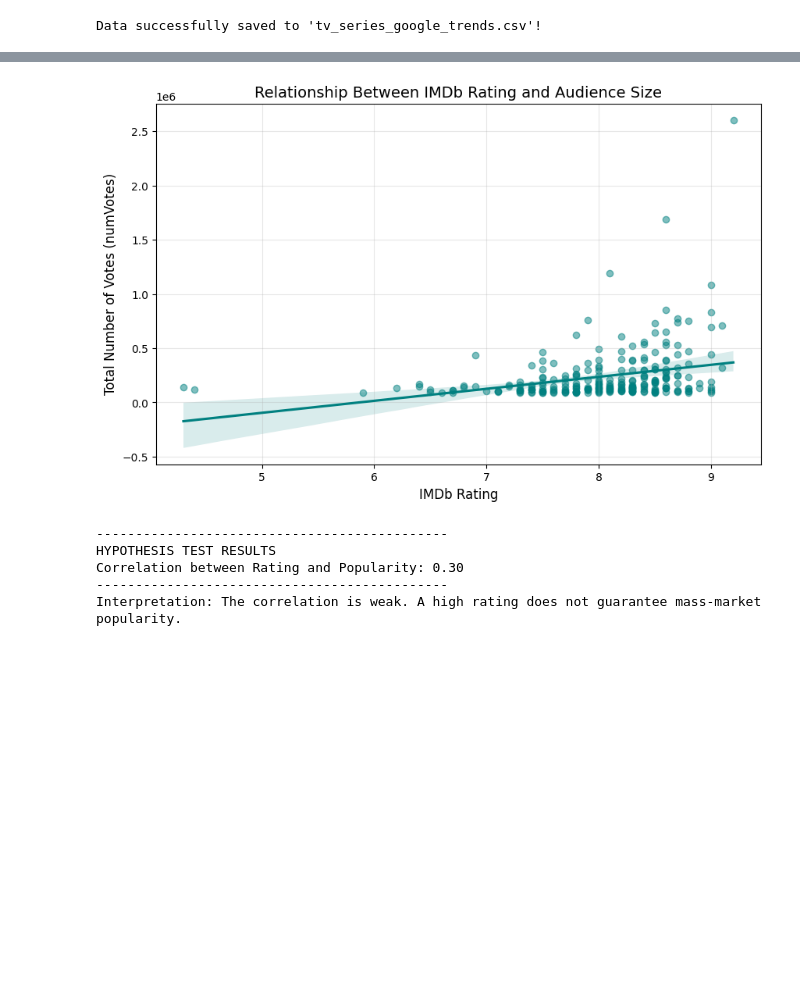
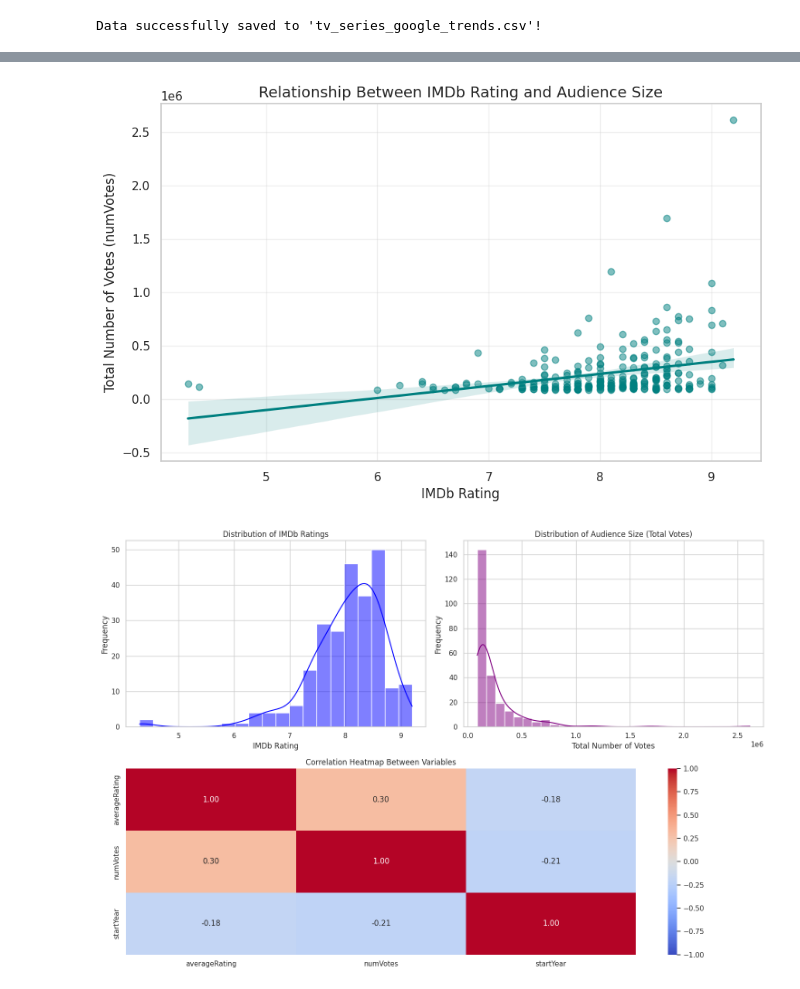
Before and after one commit to kamilal-hub/DSA210-TERM-PROJECT, a Jupyter notebook: dsa210.ipynb, the cells around one changed output, grey strips where cells are left out. Cells and saved outputs as stored; diff of their text form; code cells hidden in the pictures; blank space fills up the shorter version.

```diff
--- a/dsa210.ipynb
+++ b/dsa210.ipynb
@@ -164,33 +160,42 @@ Merged data for 249 series.
 | 3 | Sherlock | 9.0 | 100.0 |
 | 4 | The Boys | 8.6 | 100.0 |
 # %%
+import pandas as pd
 import seaborn as sns
 import matplotlib.pyplot as plt
 
 plt.figure(figsize=(10, 6))
 sns.regplot(data=combined_df, x='averageRating', y='numVotes', color='teal', scatter_kws={'alpha':0.5})
 plt.title('Relationship Between IMDb Rating and Audience Size', fontsize=14)
 plt.xlabel('IMDb Rating', fontsize=12)
 plt.ylabel('Total Number of Votes (numVotes)', fontsize=12)
 plt.grid(True, alpha=0.3)
 plt.show()
+
+sns.set_theme(style="whitegrid")
+plt.figure(figsize=(15, 10))
+
+plt.subplot(2, 2, 1)
+sns.histplot(combined_df['averageRating'], bins=20, kde=True, color='blue')
+plt.title('Distribution of IMDb Ratings')
+plt.xlabel('IMDb Rating')
+plt.ylabel('Frequency')
+
+plt.subplot(2, 2, 2)
+sns.histplot(combined_df['numVotes'], bins=30, kde=True, color='purple')
+plt.title('Distribution of Audience Size (Total Votes)')
+plt.xlabel('Total Number of Votes')
+plt.ylabel('Frequency')
+
+plt.subplot(2, 2, (3, 4))
+combined_df['startYear'] = pd.to_numeric(combined_df['startYear'], errors='coerce')
+numeric_cols = combined_df[['averageRating', 'numVotes', 'startYear']].dropna()
+corr_matrix = numeric_cols.corr()
+sns.heatmap(corr_matrix, annot=True, cmap='coolwarm', vmin=-1, vmax=1, fmt=".2f")
+plt.title('Correlation Heatmap Between Variables')
+
+plt.tight_layout()
+plt.show()
 # %% [output]
-[figure, old version]
+[figure, new version]
+[figure, added]
-# %%
-correlation = combined_df['averageRating'].corr(combined_df['numVotes'])
-
-print("-" * 45)
-print("HYPOTHESIS TEST RESULTS ")
-print(f"Correlation between Rating and Popularity: {correlation:.2f}")
-print("-" * 45)
-
-if correlation > 0.4:
-    print("Interpretation: There is a significant positive correlation. Quality often leads to popularity.")
-else:
-    print("Interpretation: The correlation is weak. A high rating does not guarantee mass-market popularity.")
-# %% [output]
----------------------------------------------
-HYPOTHESIS TEST RESULTS
-Correlation between Rating and Popularity: 0.30
----------------------------------------------
-Interpretation: The correlation is weak. A high rating does not guarantee mass-market popularity.
```
Also changed, not shown: parts of 8 cells of this notebook.
